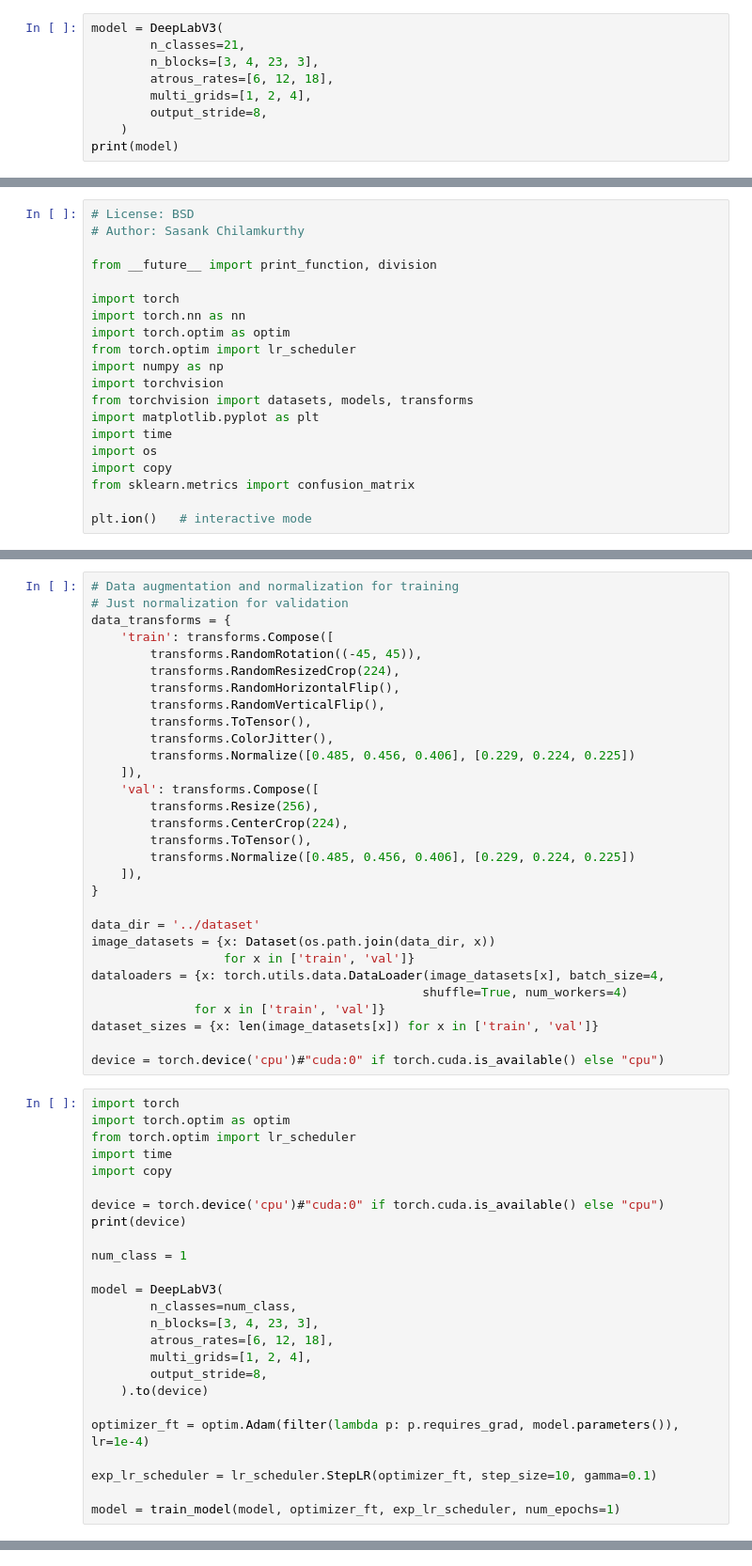
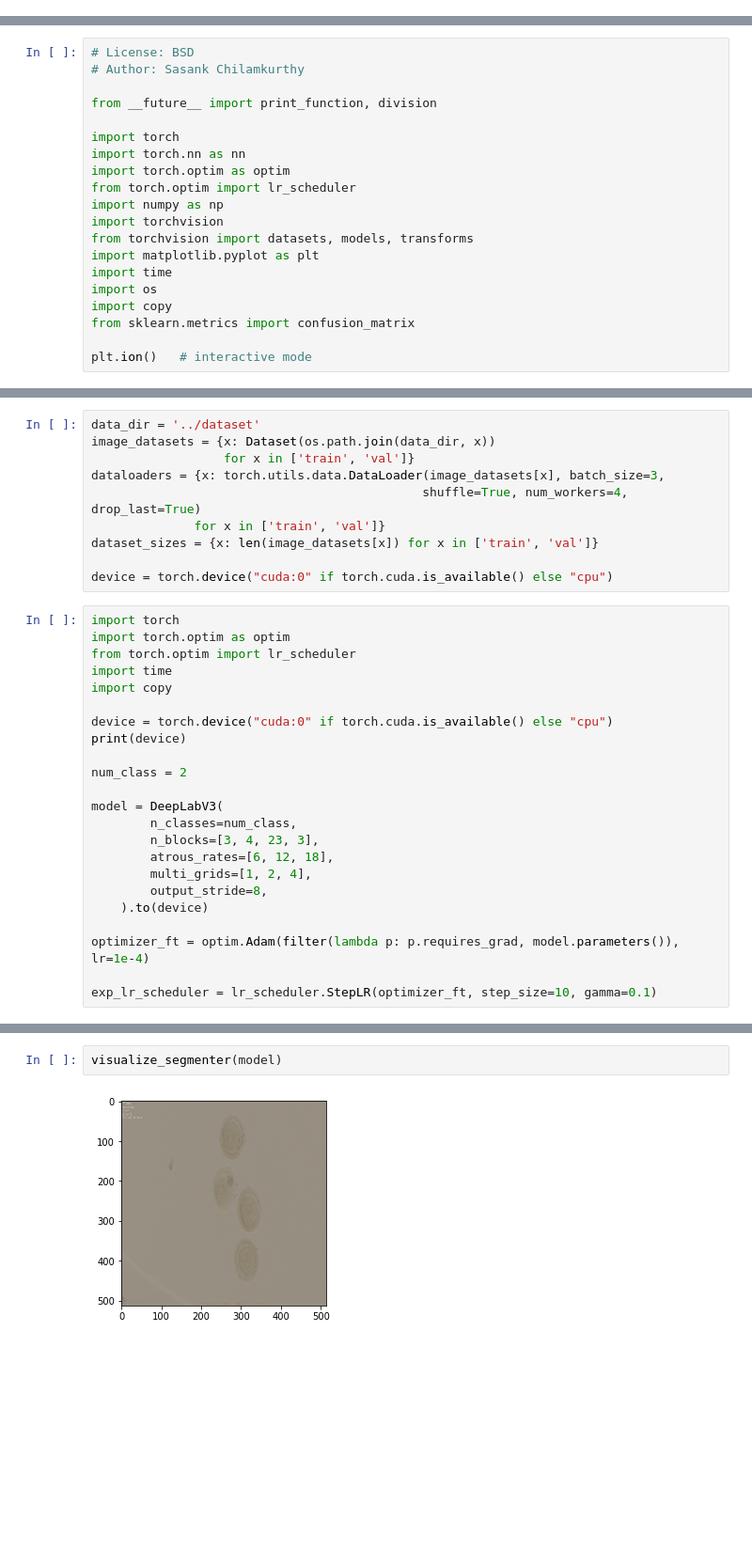
Before and after one commit to tuzkreekman/cs231n-pronuclei, a Jupyter notebook: embryo_pytorch_deeplab.ipynb, the cells around one changed output, grey strips where cells are left out. Shown at 94% size. Drawn from its saved outputs; the diff is of its cells as text; blank space fills up the shorter version.

Commit message:
deeplab can train too! plus added IOU metric

```diff
--- a/embryo_pytorch_deeplab.ipynb
+++ b/embryo_pytorch_deeplab.ipynb
@@ -8,12 +8,3 @@ import matplotlib.pyplot as plt
 import numpy as np
 # %%
 from deeplabv3 import DeepLabV3
-# %%
-model = DeepLabV3(
-        n_classes=21,
-        n_blocks=[3, 4, 23, 3],
-        atrous_rates=[6, 12, 18],
-        multi_grids=[1, 2, 4],
-        output_stride=8,
-    )
-print(model)
@@ -207,35 +188,15 @@ class Dataset(object):
     def __len__(self):
         return len(self.data)
 # %%
-# Data augmentation and normalization for training
-# Just normalization for validation
-data_transforms = {
-    'train': transforms.Compose([
-        transforms.RandomRotation((-45, 45)),
-        transforms.RandomResizedCrop(224),
-        transforms.RandomHorizontalFlip(),
-        transforms.RandomVerticalFlip(),
-        transforms.ToTensor(),
-        transforms.ColorJitter(),
-        transforms.Normalize([0.485, 0.456, 0.406], [0.229, 0.224, 0.225])
-    ]),
-    'val': transforms.Compose([
-        transforms.Resize(256),
-        transforms.CenterCrop(224),
-        transforms.ToTensor(),
-        transforms.Normalize([0.485, 0.456, 0.406], [0.229, 0.224, 0.225])
-    ]),
-}
-
 data_dir = '../dataset'
 image_datasets = {x: Dataset(os.path.join(data_dir, x))
                   for x in ['train', 'val']}
-dataloaders = {x: torch.utils.data.DataLoader(image_datasets[x], batch_size=4,
-                                             shuffle=True, num_workers=4)
+dataloaders = {x: torch.utils.data.DataLoader(image_datasets[x], batch_size=3,
+                                             shuffle=True, num_workers=4, drop_last=True)
               for x in ['train', 'val']}
 dataset_sizes = {x: len(image_datasets[x]) for x in ['train', 'val']}
 
-device = torch.device('cpu')#"cuda:0" if torch.cuda.is_available() else "cpu")
+device = torch.device("cuda:0" if torch.cuda.is_available() else "cpu")
 # %%
 import torch
 import torch.optim as optim
@@ -243,10 +204,10 @@ from torch.optim import lr_scheduler
 import time
 import copy
 
-device = torch.device('cpu')#"cuda:0" if torch.cuda.is_available() else "cpu")
+device = torch.device("cuda:0" if torch.cuda.is_available() else "cpu")
 print(device)
 
-num_class = 1
+num_class = 2
 
 model = DeepLabV3(
         n_classes=num_class,
@@ -259,6 +220,4 @@ model = DeepLabV3(
 optimizer_ft = optim.Adam(filter(lambda p: p.requires_grad, model.parameters()), lr=1e-4)
 
 exp_lr_scheduler = lr_scheduler.StepLR(optimizer_ft, step_size=10, gamma=0.1)
-
-model = train_model(model, optimizer_ft, exp_lr_scheduler, num_epochs=1)
 # %% [output]
@@ -322,0 +303,4 @@ visualize_segmenter(model)
+# %%
+visualize_segmenter(model)
+# %% [output]
+[figure, added]
```
Also changed, not shown: parts of 15 cells of this notebook, 2 other files.
